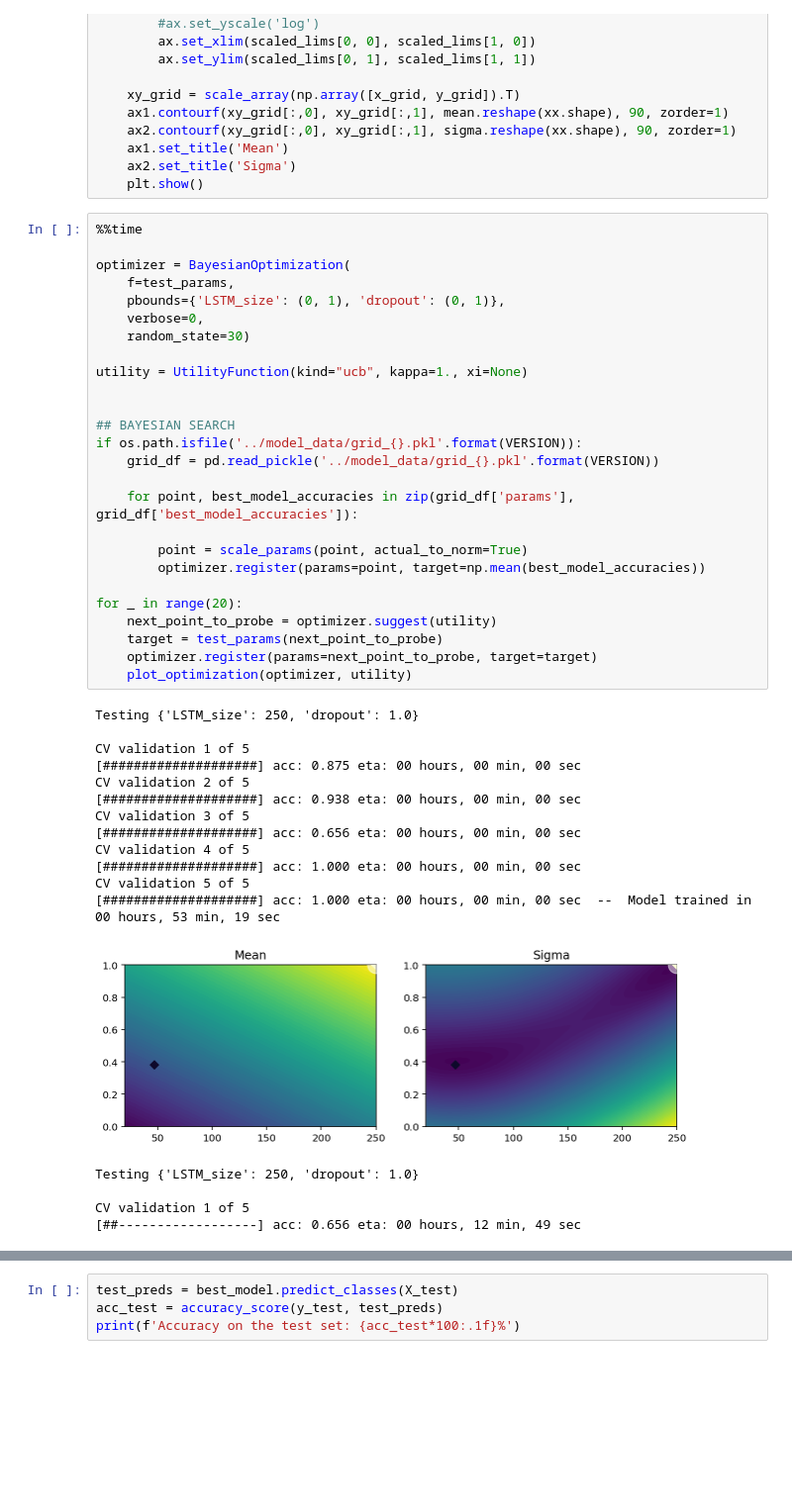
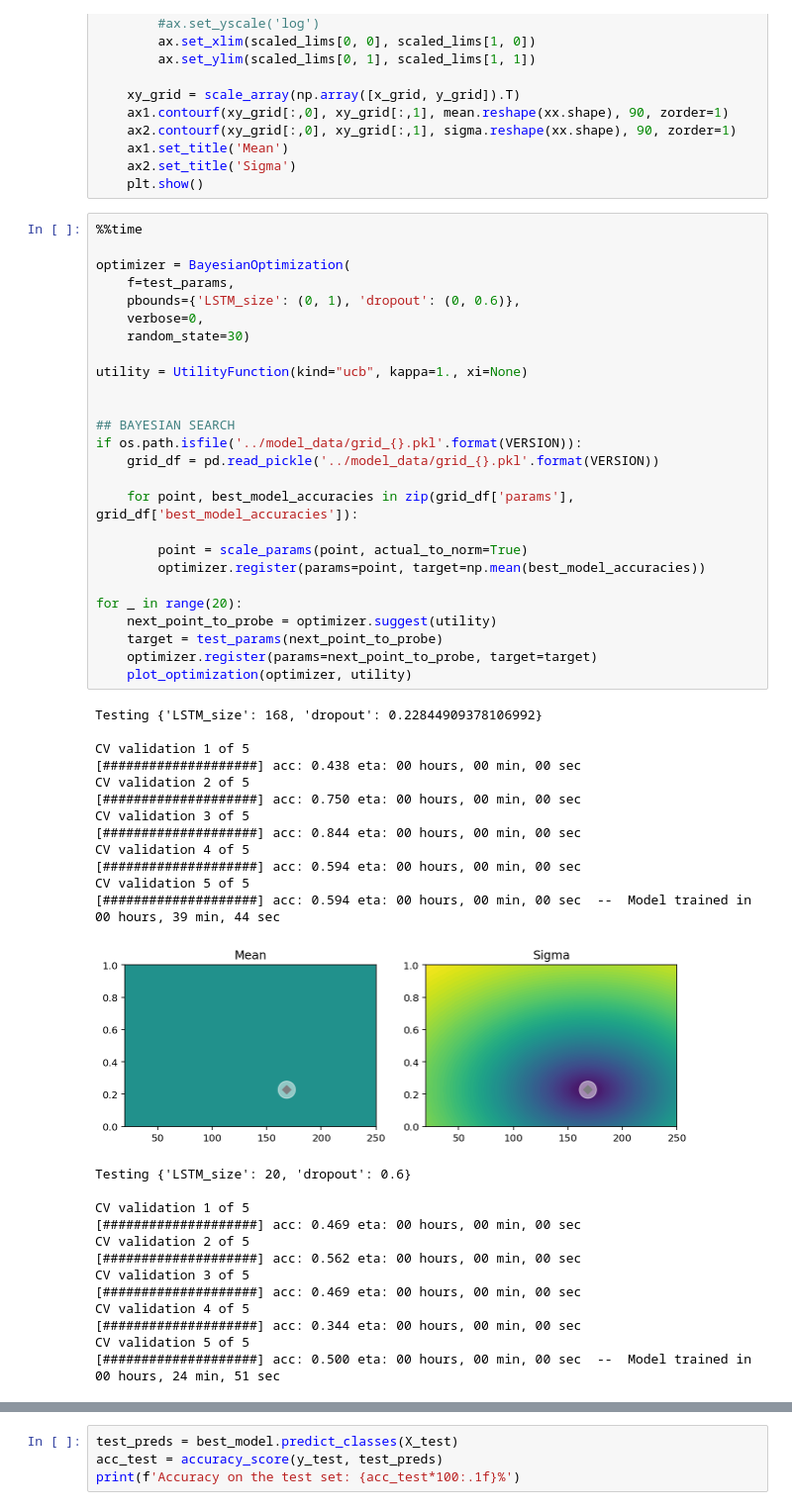
Before and after one commit to AndreaAmico/DeepMouse, a Jupyter notebook: training_models/keras_07.ipynb, the cells around one changed output, grey strips where cells are left out. Shown at 99% size. Saved outputs shown, nothing was run; the diff lists cells and outputs as text; blank space fills up the shorter version.

```diff
--- a/training_models/keras_07.ipynb
+++ b/training_models/keras_07.ipynb
@@ -296,42 +297,50 @@ def plot_optimization(optimizer, utility):
 
 optimizer = BayesianOptimization(
     f=test_params,
-    pbounds={'LSTM_size': (0, 1), 'dropout': (0, 1)},
+    pbounds={'LSTM_size': (0, 1), 'dropout': (0, 0.6)},
     verbose=0,
     random_state=30)
 
 utility = UtilityFunction(kind="ucb", kappa=1., xi=None)
 
 
 ## BAYESIAN SEARCH
 if os.path.isfile('../model_data/grid_{}.pkl'.format(VERSION)):
     grid_df = pd.read_pickle('../model_data/grid_{}.pkl'.format(VERSION))
 
     for point, best_model_accuracies in zip(grid_df['params'], grid_df['best_model_accuracies']):
 
         point = scale_params(point, actual_to_norm=True)
         optimizer.register(params=point, target=np.mean(best_model_accuracies))
 
 for _ in range(20):
     next_point_to_probe = optimizer.suggest(utility)
     target = test_params(next_point_to_probe)
     optimizer.register(params=next_point_to_probe, target=target)
     plot_optimization(optimizer, utility)
 # %% [output]
-Testing {'LSTM_size': 250, 'dropout': 1.0}
+Testing {'LSTM_size': 168, 'dropout': 0.22844909378106992}
 
 CV validation 1 of 5
-[####################] acc: 0.875 eta: 00 hours, 00 min, 00 sec
+[####################] acc: 0.438 eta: 00 hours, 00 min, 00 sec
 CV validation 2 of 5
-[####################] acc: 0.938 eta: 00 hours, 00 min, 00 sec
+[####################] acc: 0.750 eta: 00 hours, 00 min, 00 sec
 CV validation 3 of 5
-[####################] acc: 0.656 eta: 00 hours, 00 min, 00 sec
+[####################] acc: 0.844 eta: 00 hours, 00 min, 00 sec
 CV validation 4 of 5
-[####################] acc: 1.000 eta: 00 hours, 00 min, 00 sec
+[####################] acc: 0.594 eta: 00 hours, 00 min, 00 sec
 CV validation 5 of 5
-[####################] acc: 1.000 eta: 00 hours, 00 min, 00 sec  --  Model trained in 00 hours, 53 min, 19 sec
+[####################] acc: 0.594 eta: 00 hours, 00 min, 00 sec  --  Model trained in 00 hours, 39 min, 44 sec
-[figure, old version]
+[figure, new version]
-Testing {'LSTM_size': 250, 'dropout': 1.0}
+Testing {'LSTM_size': 20, 'dropout': 0.6}
 
 CV validation 1 of 5
-[##------------------] acc: 0.656 eta: 00 hours, 12 min, 49 sec
+[####################] acc: 0.469 eta: 00 hours, 00 min, 00 sec
+CV validation 2 of 5
+[####################] acc: 0.562 eta: 00 hours, 00 min, 00 sec
+CV validation 3 of 5
+[####################] acc: 0.469 eta: 00 hours, 00 min, 00 sec
+CV validation 4 of 5
+[####################] acc: 0.344 eta: 00 hours, 00 min, 00 sec
+CV validation 5 of 5
+[####################] acc: 0.500 eta: 00 hours, 00 min, 00 sec  --  Model trained in 00 hours, 24 min, 51 sec
```
Also changed, not shown: parts of 8 cells of this notebook, 1 other file.
